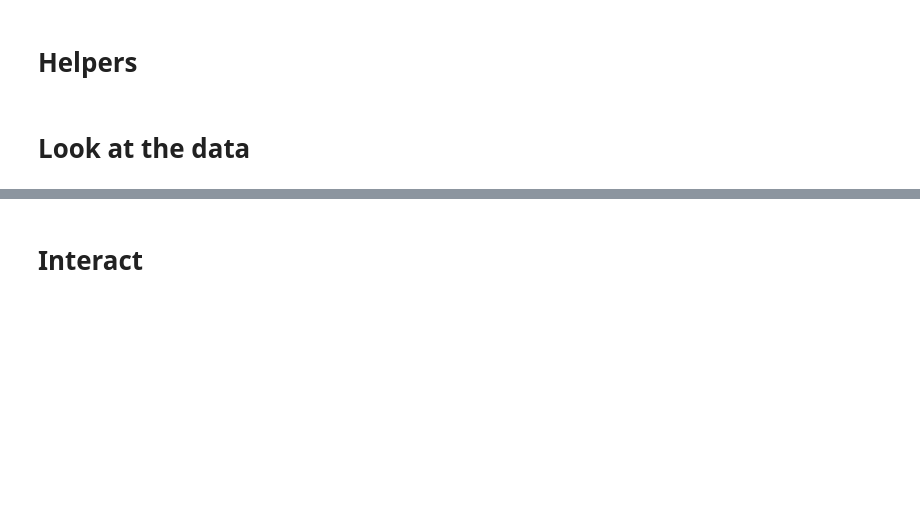
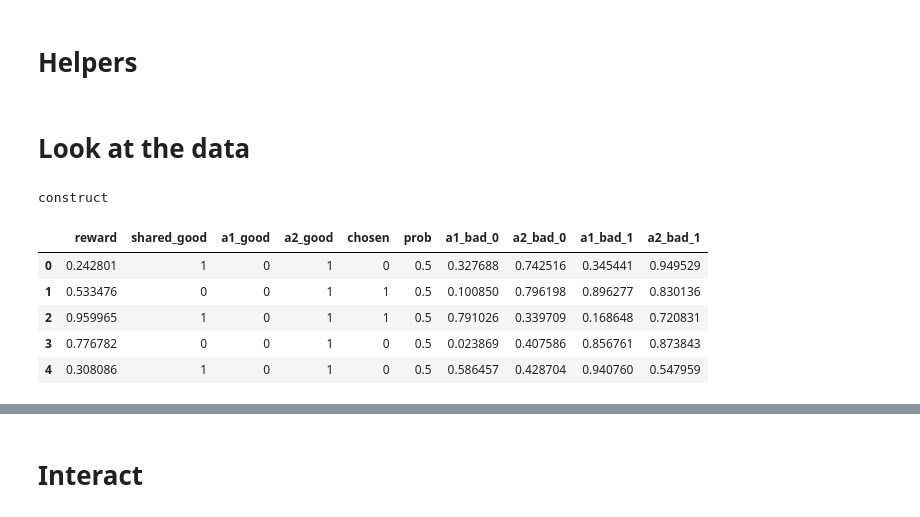
Before and after one commit to VowpalWabbit/data-science, a Jupyter notebook: from_mwt_ds/DataScience/demo.ipynb, the cells around one changed output, grey strips where cells are left out. Drawn from its saved outputs; the diff is of its cells as text; code cells hidden in the pictures; blank space fills up the shorter version.

```diff
--- a/from_mwt_ds/DataScience/demo.ipynb
+++ b/from_mwt_ds/DataScience/demo.ipynb
@@ -169,6 +169,14 @@ def vw_playground(n=10000, swap_after=5000, variance=0, bad_log=0, window=100,
 # %% [markdown]
 # Look at the data
 # %%
-sim = Simulation(n=100, swap_after=50, variance = 0.1, bad = 2)
+sim = Simulation(n=100, swap_after=50, variance = 0.1, bad_log = 1)
 sim.get().head()
+# %% [output]
+construct
+|  | reward | shared_good | a1_good | a2_good | chosen | prob | a1_bad_0 | a2_bad_0 | a1_bad_1 | a2_bad_1 |
+| 0 | 0.242801 | 1 | 0 | 1 | 0 | 0.5 | 0.327688 | 0.742516 | 0.345441 | 0.949529 |
+| 1 | 0.533476 | 0 | 0 | 1 | 1 | 0.5 | 0.100850 | 0.796198 | 0.896277 | 0.830136 |
+| 2 | 0.959965 | 1 | 0 | 1 | 1 | 0.5 | 0.791026 | 0.339709 | 0.168648 | 0.720831 |
+| 3 | 0.776782 | 0 | 0 | 1 | 0 | 0.5 | 0.023869 | 0.407586 | 0.856761 | 0.873843 |
+| 4 | 0.308086 | 1 | 0 | 1 | 0 | 0.5 | 0.586457 | 0.428704 | 0.940760 | 0.547959 |
 # %%
```
Also changed, not shown: parts of 2 cells of this notebook.
